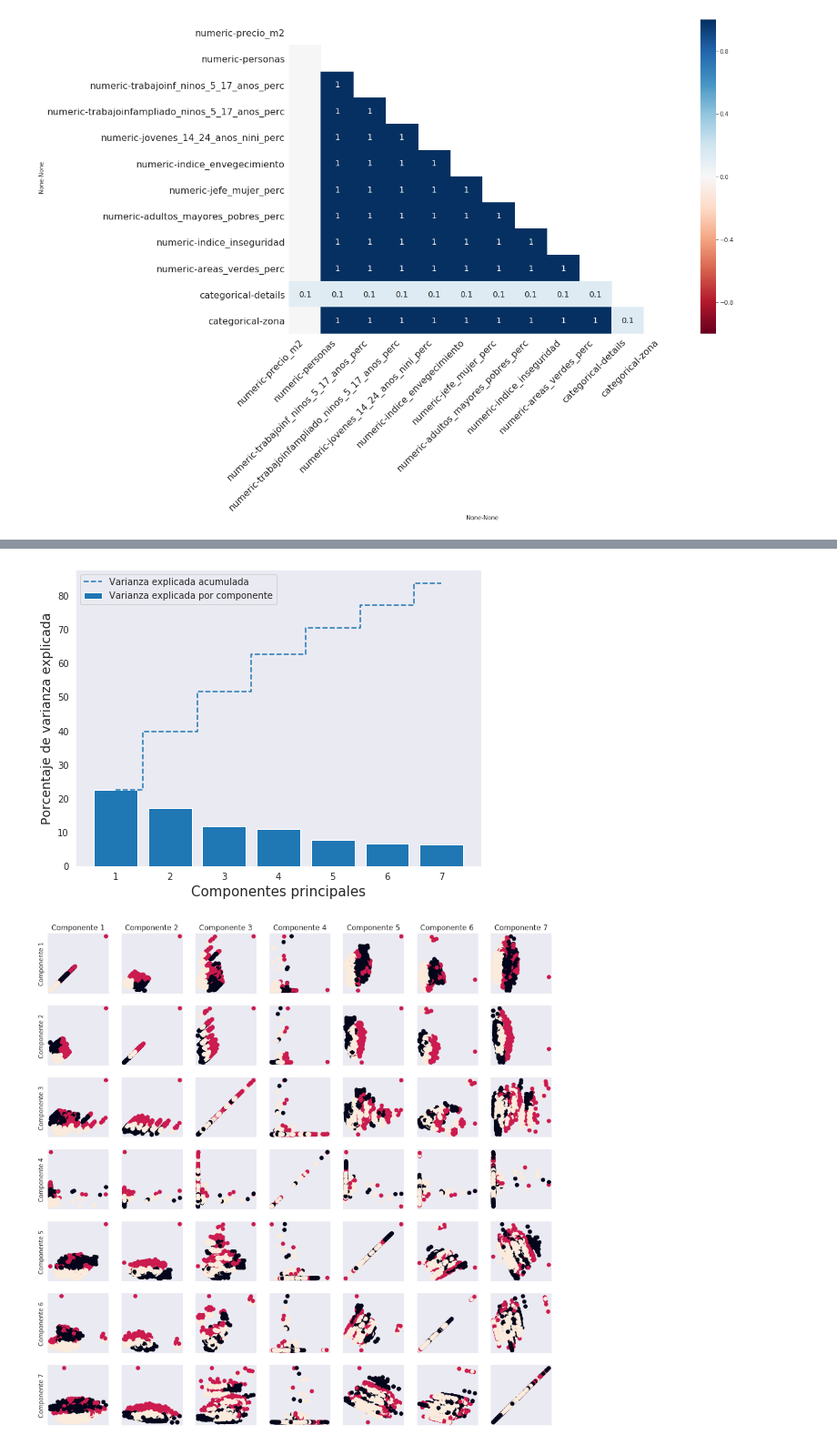
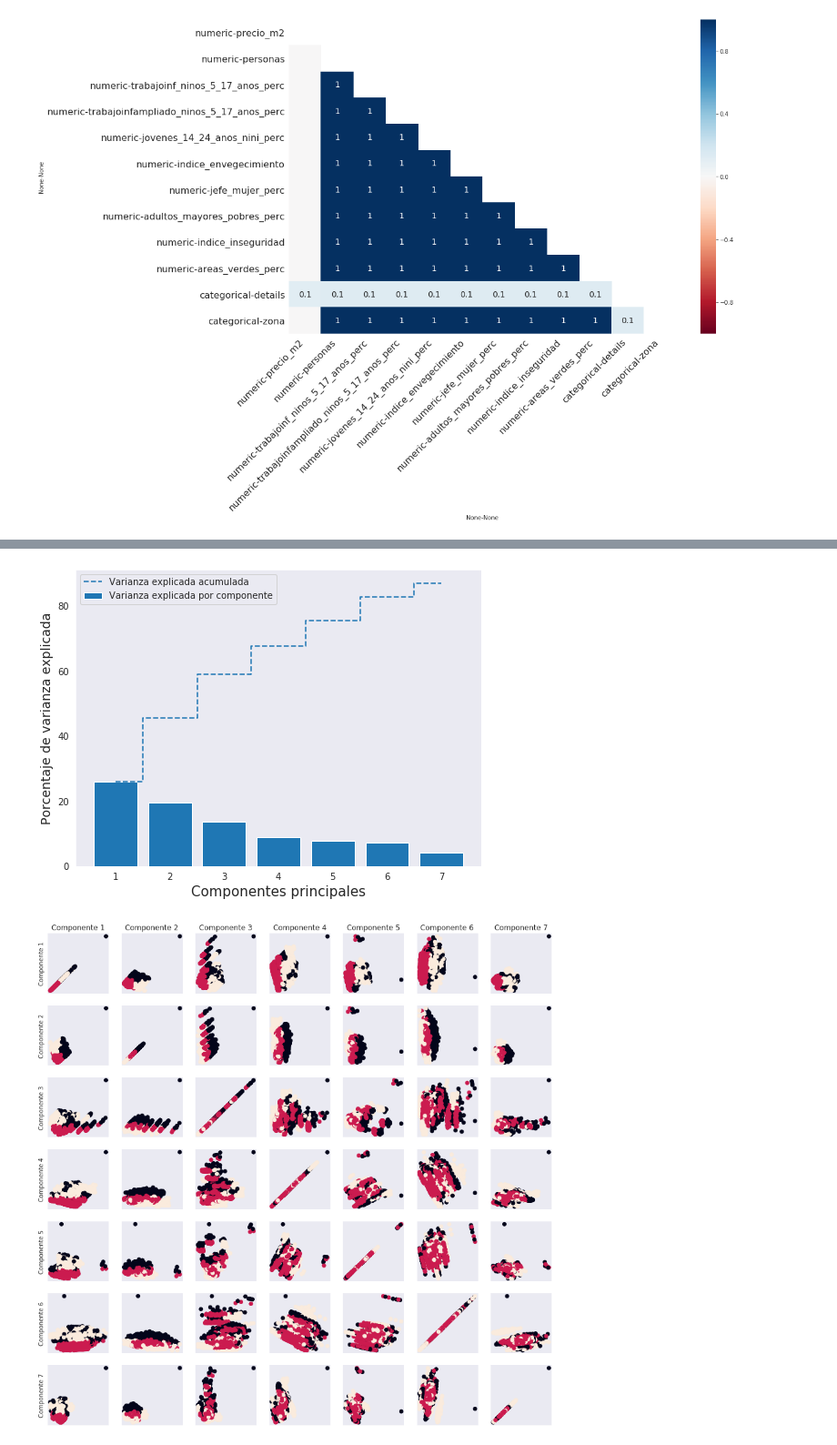
Before and after one commit to Baarry11/Tarea-1-LabDeDatos, a Jupyter notebook: tarea1.ipynb, the cells around one changed output, grey strips where cells are left out. Shown at 91% size. Saved outputs shown, nothing was run; the diff lists cells and outputs as text; code cells hidden in the pictures.

```diff
--- a/tarea1.ipynb
+++ b/tarea1.ipynb
@@ -521,7 +564,7 @@ from sklearn.cluster import KMeans
 from sklearn.preprocessing import StandardScaler
 
 scaler= StandardScaler()
-df_1=scaler.fit_transform(df1['numeric'])
+df_1=scaler.fit_transform(df1['numeric'].drop(columns=['price','precio_m2']))
 
 
 n_com=7
@@ -533,35 +576,35 @@ cum_var_exp = np.cumsum(per_var)
 plt.rcParams["figure.figsize"] = [8.0, 6.0]
 #the following code makes a fancy looking plot using PC1 and PC2
 plt.bar(x=range(1,len(per_var)+1), height=per_var,label='Varianza explicada por componente')
 plt.step(np.arange(n_com)+1, cum_var_exp, where='mid', linestyle='--', label='Varianza explicada acumulada')
 plt.ylabel('Porcentaje de varianza explicada',fontsize=14)
 plt.xlabel('Componentes principales',fontsize=15)
 plt.legend(loc='best')
 plt.show()
 
 
 n_clu=3
 kmeans=KMeans(n_clusters=n_clu).fit_predict(pecea)
 
 
 fig, axes =plt.subplots(n_com,n_com,figsize=(15,15))
 fig.suptitle('')
 
 for i in range(n_com):
     for j in range(n_com):
         axes[i,j].scatter(pecea[:,i],pecea[:,j],c=kmeans)
         axes[i,j].set_xticks([])
         axes[i,j].set_yticks([])
         estilo()
         if i==0:
             axes[i,j].set_title('Componente '+str(j+1))
         if j==0:
             axes[i,j].set(ylabel='Componente '+str(i+1))
 
 plt.show()
 # %% [output]
-[figure, old version]
+[figure, new version]
-[figure, old version]
+[figure, new version]
 # %%
 # Evaluar como se distribuyen los upz's en esos clusters
 # cuantos hay
```
Also changed, not shown: parts of 13 cells of this notebook.
